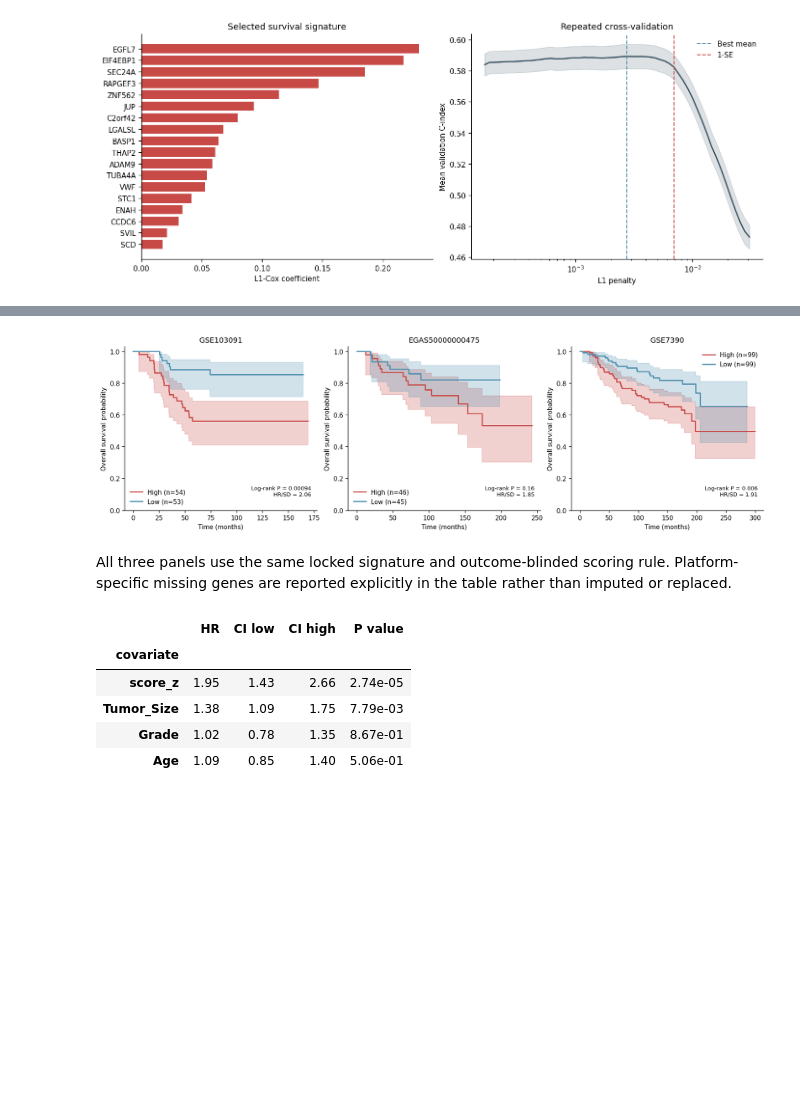
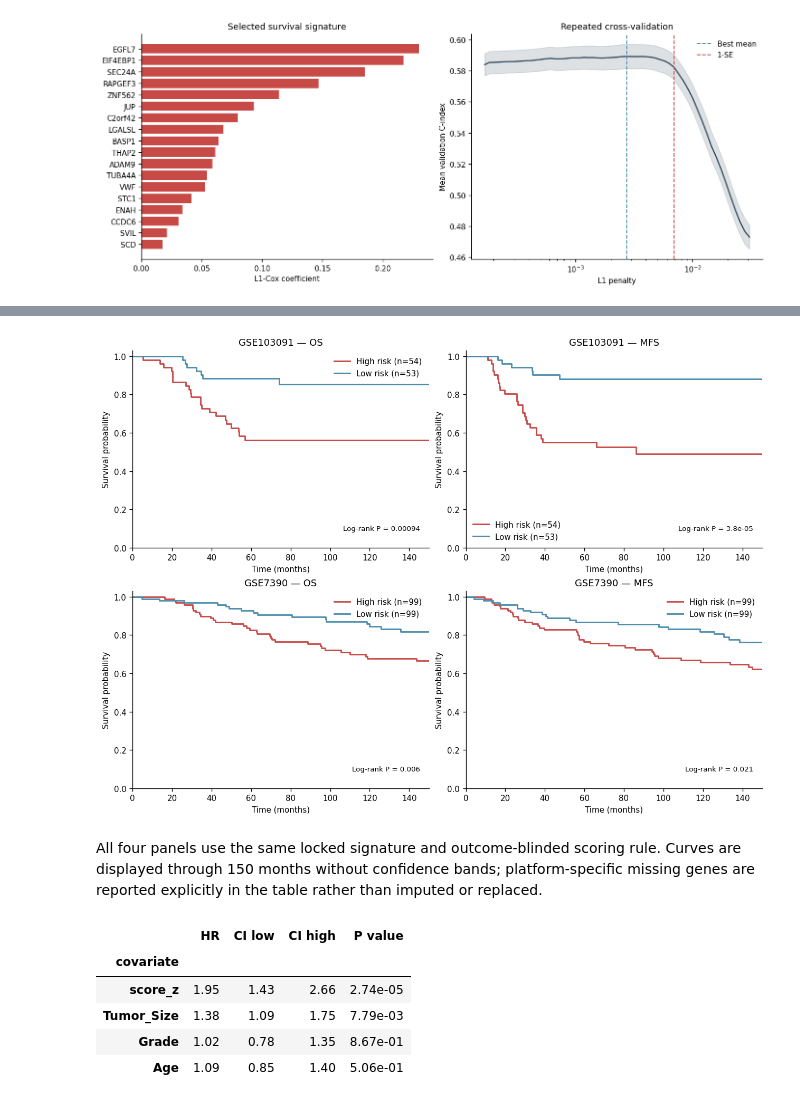
Before and after one commit to shuailinxue/PhenoMap, a Jupyter notebook: docs/source/tutorials/04_clinical_phenotype_analysis/index.ipynb, the cells around one changed output, grey strips where cells are left out. Saved outputs shown, nothing was run; the diff lists cells and outputs as text; code cells hidden in the pictures; blank space fills up the shorter version.

Commit message:
Refine clinical phenotype tutorial figures

```diff
--- a/docs/source/tutorials/04_clinical_phenotype_analysis/index.ipynb
+++ b/docs/source/tutorials/04_clinical_phenotype_analysis/index.ipynb
@@ -176,7 +204,4 @@ display(marker_tests.assign(
 # %%
-def p_label(value):
-    return "P < 0.001" if value < 0.001 else f"P = {value:.3f}"
-
 fig, axes = plt.subplots(1, 3, figsize=(13.5, 4.2), constrained_layout=True)
 cell_types = ["T_cells", "B_cells", "Myeloid", "Stromal"]
 labels = ["T cells", "B cells", "Myeloid", "Stromal"]
@@ -191,8 +216,6 @@ for offset, group, color, legend in [
     means = subset.groupby("neighbor_type")["count"].mean().reindex(cell_types)
     sems = subset.groupby("neighbor_type")["count"].sem().reindex(cell_types)
     axes[0].bar(x + offset, means, width, yerr=sems, color=color, label=legend, capsize=2)
-for index, row in niche_tests.set_index("cell_type").reindex(cell_types).reset_index().iterrows():
-    axes[0].text(index, max(row["high_mean"], row["remaining_mean"]) * 1.08, p_label(row["p_value"]), ha="center", fontsize=7, rotation=35)
 axes[0].set_xticks(x, labels, rotation=20, ha="right")
 axes[0].set_ylabel("Mean neighbors per malignant cell")
 axes[0].set_title("Cell abundance within 200 pixels")
@@ -210,15 +233,7 @@ for offset, group, color, legend in [
     sems = subset.groupby("gene")["expression"].sem().reindex(marker_order)
     axes[1].bar(np.arange(3) + offset, fractions, width, color=color, label=legend)
     axes[2].bar(np.arange(3) + offset, means, width, yerr=sems, color=color, label=legend, capsize=2)
-for index, row in marker_tests.set_index("gene").reindex(marker_order).reset_index().iterrows():
-    gene_cells = marker_cells[marker_cells["gene"].eq(row["gene"])]
-    fraction_y = gene_cells.groupby("niche")["marker_positive"].mean().max() * 100 + 5
-    expression_summary = gene_cells.groupby("niche")["expression"].agg(["mean", "sem"])
-    expression_y = (expression_summary["mean"] + expression_summary["sem"]).max() * 1.12
-    axes[1].text(index, fraction_y, p_label(row["fraction_chi2_p"]), ha="center", fontsize=7, rotation=35)
-    axes[2].text(index, expression_y, p_label(row["expression_p"]), ha="center", fontsize=7, rotation=35)
 axes[1].set_xticks(np.arange(3), marker_labels)
-axes[1].set_ylim(0, 118)
 axes[1].set_ylabel("Marker-positive cells (%)")
 axes[1].set_title("Marker-positive fraction")
 axes[2].set_xticks(np.arange(3), marker_labels)
@@ -485,26 +526,35 @@ display(validation.style.format({
 # %%
 from lifelines import KaplanMeierFitter
 
-fig, axes = plt.subplots(1, 3, figsize=(13.5, 4.0), constrained_layout=True)
-for ax, spec in zip(axes, external_specs):
-    cohort = spec["cohort"]
-    analysis, event_col = validation_data[cohort]
+plot_order = [
+    ("GSE103091", "OS"),
+    ("GSE103091", "MFS"),
+    ("GSE7390", "OS"),
+    ("GSE7390", "MFS"),
+]
+fig, axes = plt.subplots(2, 2, figsize=(10.5, 7.6), constrained_layout=True)
+for ax, key in zip(axes.flat, plot_order):
+    analysis, event_col = validation_data[key]
     for group, color in [("High", COLORS["high"]), ("Low", COLORS["down"])]:
         subset = analysis[analysis["group"].eq(group)]
-        KaplanMeierFitter(label=f"{group} (n={len(subset)})").fit(
+        KaplanMeierFitter(label=f"{group} risk (n={len(subset)})").fit(
             subset["time_months"], subset[event_col]
-        ).plot_survival_function(ax=ax, ci_show=True, color=color, lw=1.7)
-    result = validation.set_index("cohort").loc[cohort]
-    ax.text(0.97, 0.08, f"Log-rank P = {result['logrank_p']:.2g}\nHR/SD = {result['hr_per_sd']:.2f}", transform=ax.transAxes, ha="right", va="bottom", fontsize=8)
-    ax.set_title(cohort)
+        ).plot_survival_function(ax=ax, ci_show=False, color=color, lw=1.7)
+    result = validation.set_index(["cohort", "endpoint"]).loc[key]
+    ax.text(
+        0.97, 0.08, f"Log-rank P = {result['logrank_p']:.2g}",
+        transform=ax.transAxes, ha="right", va="bottom", fontsize=8,
+    )
+    ax.set_title(f"{key[0]} — {key[1]}")
     ax.set_xlabel("Time (months)")
-    ax.set_ylabel("Overall survival probability")
+    ax.set_ylabel("Survival probability")
+    ax.set_xlim(0, 150)
     ax.set_ylim(0, 1.03)
 plt.show()
 # %% [output]
-[figure, old version]
+[figure, new version]
 # %% [markdown]
-All three panels use the same locked signature and outcome-blinded scoring rule. Platform-specific missing genes are reported explicitly in the table rather than imputed or replaced.
+All four panels use the same locked signature and outcome-blinded scoring rule. Curves are displayed through 150 months without confidence bands; platform-specific missing genes are reported explicitly in the table rather than imputed or replaced.
 # %%
 from lifelines import CoxPHFitter
 
```
Also changed, not shown: parts of 5 cells of this notebook.
